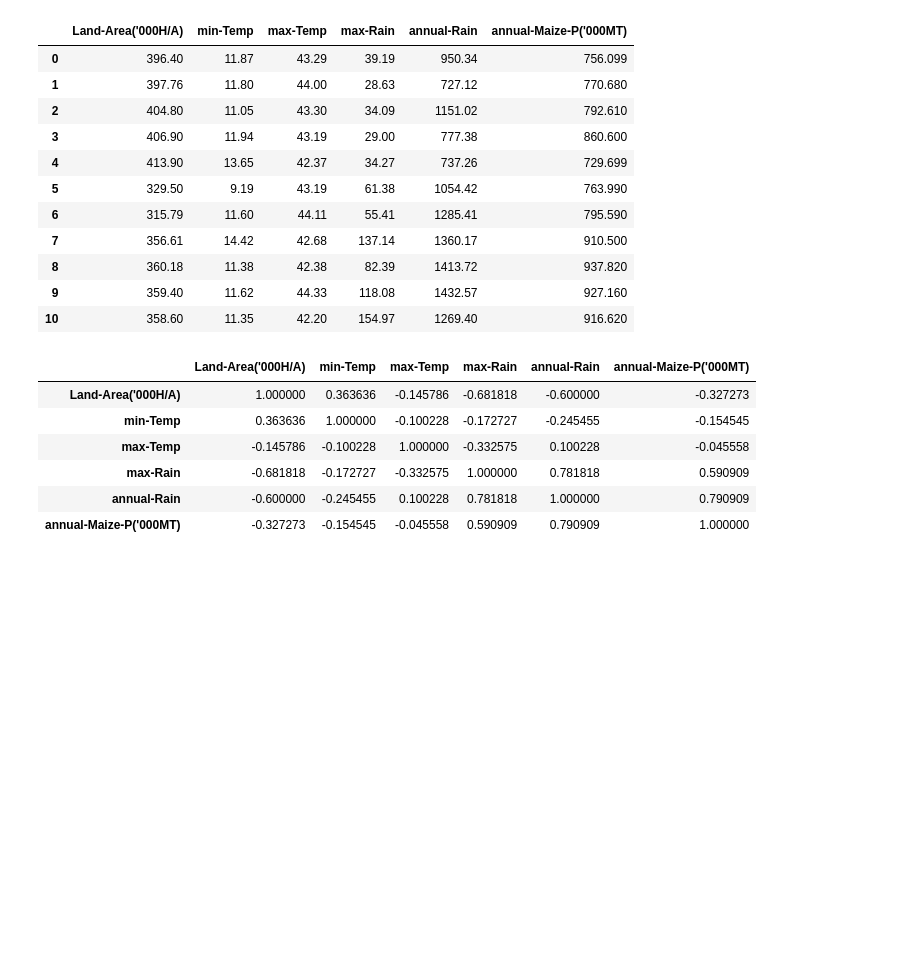
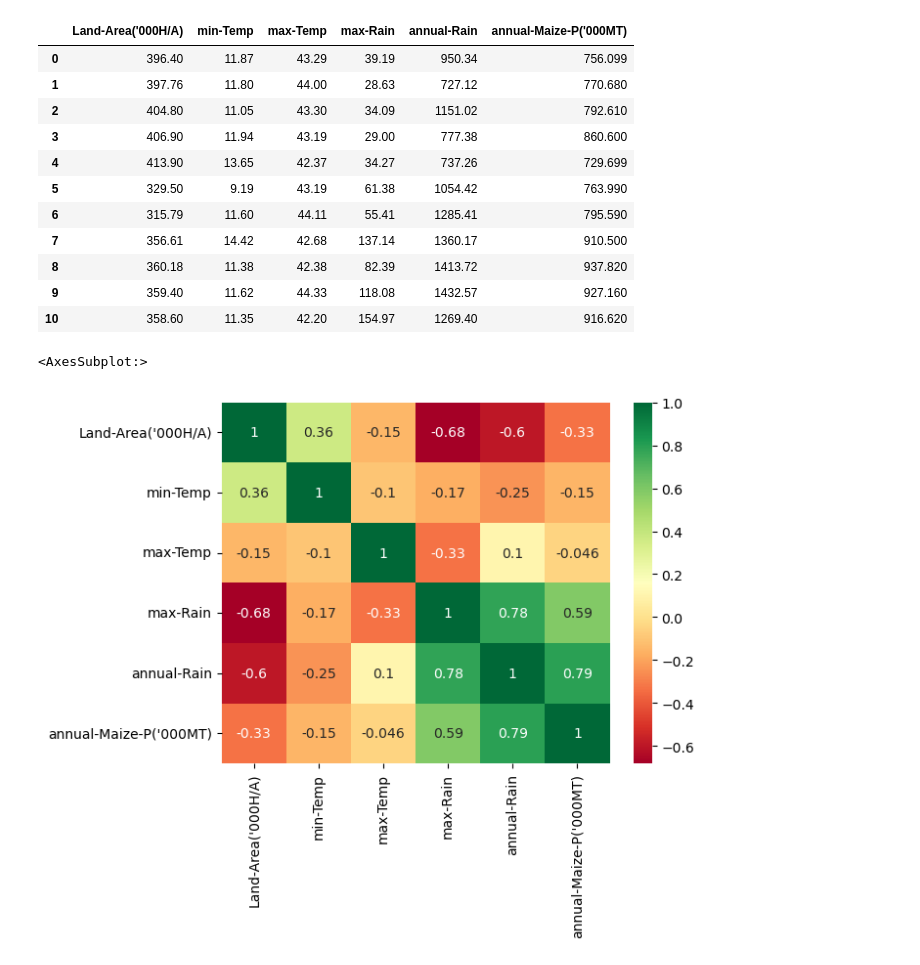
Before and after one commit to elsunais6167/maize-climate-plots, a Jupyter notebook: algorithm.ipynb, the cells around one changed output. Saved outputs shown, nothing was run; the diff lists cells and outputs as text; code cells hidden in the pictures; blank space fills up the shorter version.

```diff
--- a/algorithm.ipynb
+++ b/algorithm.ipynb
@@ -177,12 +177,7 @@ cd
 | 10 | 358.60 | 11.35 | 42.20 | 154.97 | 1269.40 | 916.620 |
 # %%
 corr = cd.corr(method='spearman')
-corr.style.background_gradient(cmap='RdYlGn')
+sm.heatmap(corr, cmap='RdYlGn', annot=True)
 # %% [output]
-|  | Land-Area('000H/A) | min-Temp | max-Temp | max-Rain | annual-Rain | annual-Maize-P('000MT) |
-| Land-Area('000H/A) | 1.000000 | 0.363636 | -0.145786 | -0.681818 | -0.600000 | -0.327273 |
-| min-Temp | 0.363636 | 1.000000 | -0.100228 | -0.172727 | -0.245455 | -0.154545 |
-| max-Temp | -0.145786 | -0.100228 | 1.000000 | -0.332575 | 0.100228 | -0.045558 |
-| max-Rain | -0.681818 | -0.172727 | -0.332575 | 1.000000 | 0.781818 | 0.590909 |
-| annual-Rain | -0.600000 | -0.245455 | 0.100228 | 0.781818 | 1.000000 | 0.790909 |
-| annual-Maize-P('000MT) | -0.327273 | -0.154545 | -0.045558 | 0.590909 | 0.790909 | 1.000000 |
+<AxesSubplot:>
+[figure, added]
```
Also changed, not shown: 4 other files.
